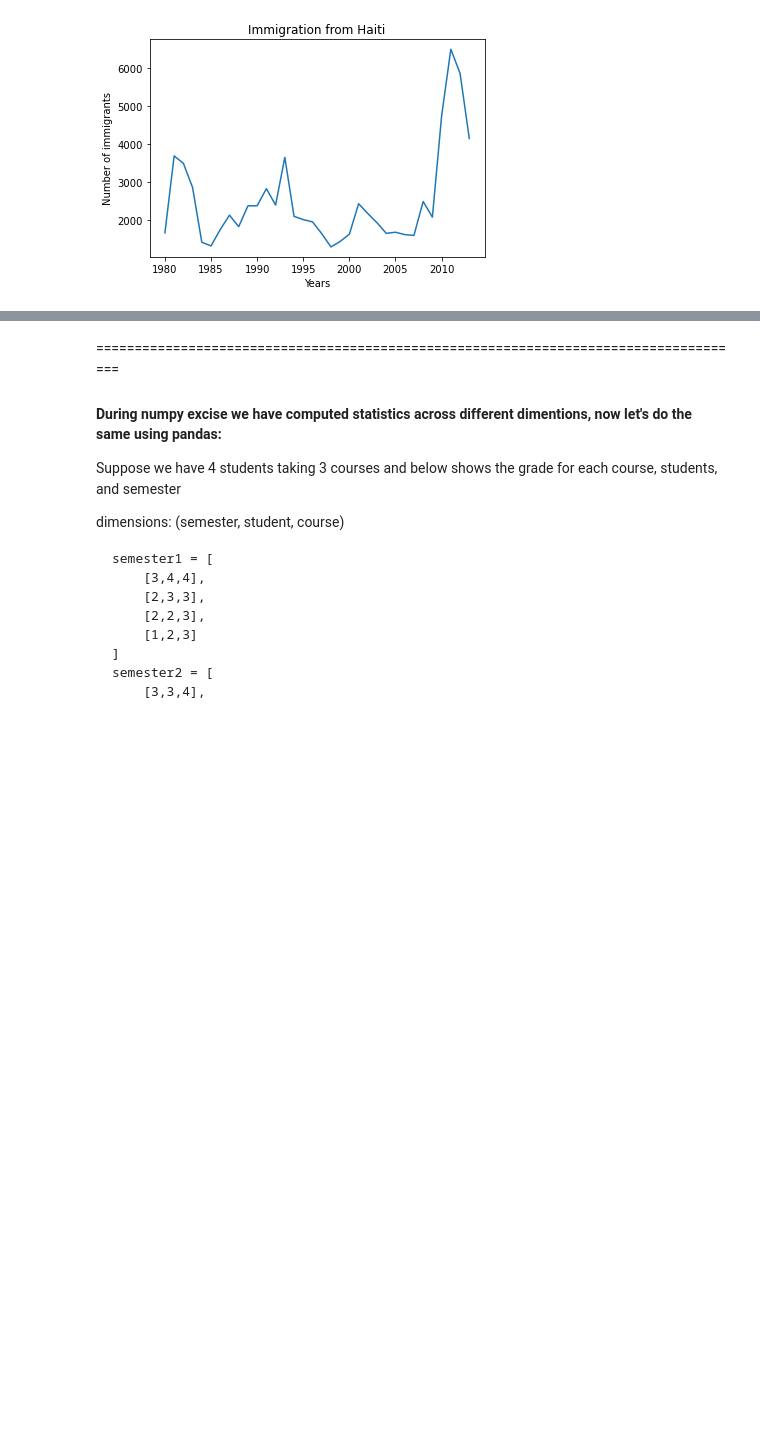
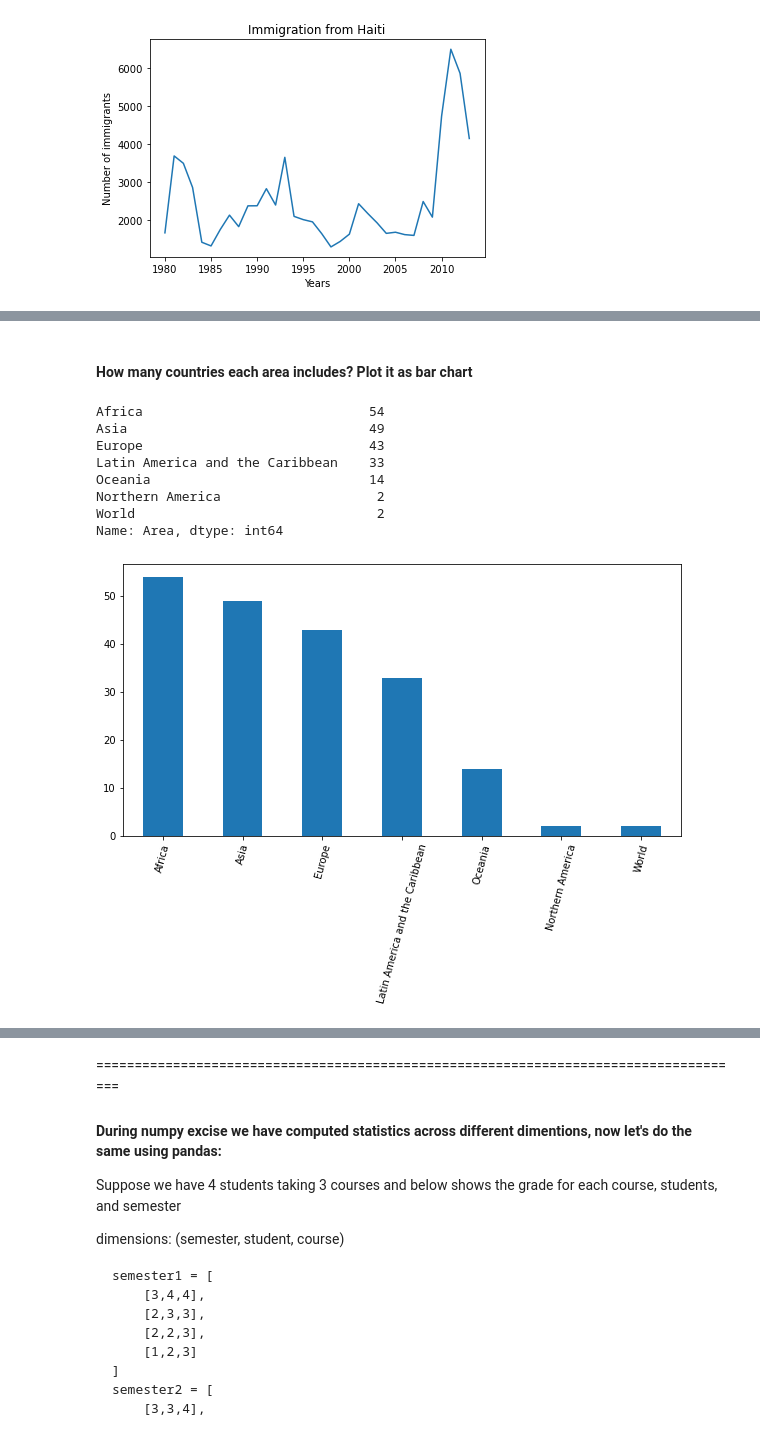
Before and after one commit to donglinchen/data_science_exercise, a Jupyter notebook: pandas-exercise-solution.ipynb, the cells around one changed output, grey strips where cells are left out. Drawn from its saved outputs; the diff is of its cells as text; code cells hidden in the pictures; blank space fills up the shorter version.

```diff
--- a/pandas-exercise-solution.ipynb
+++ b/pandas-exercise-solution.ipynb
@@ -99,0 +119,15 @@ plt.ylabel('Number of immigrants');
+# %% [markdown]
+#### How many countries each area includes? Plot it as bar chart
+# %%
+print(df['Area'].value_counts())
+df['Area'].value_counts().plot(kind='bar', rot=75, figsize=(10,5));
+# %% [output]
+Africa                             54
+Asia                               49
+Europe                             43
+Latin America and the Caribbean    33
+Oceania                            14
+Northern America                    2
+World                               2
+Name: Area, dtype: int64
+[figure, added]
```
Also changed, not shown: parts of 14 cells of this notebook.
